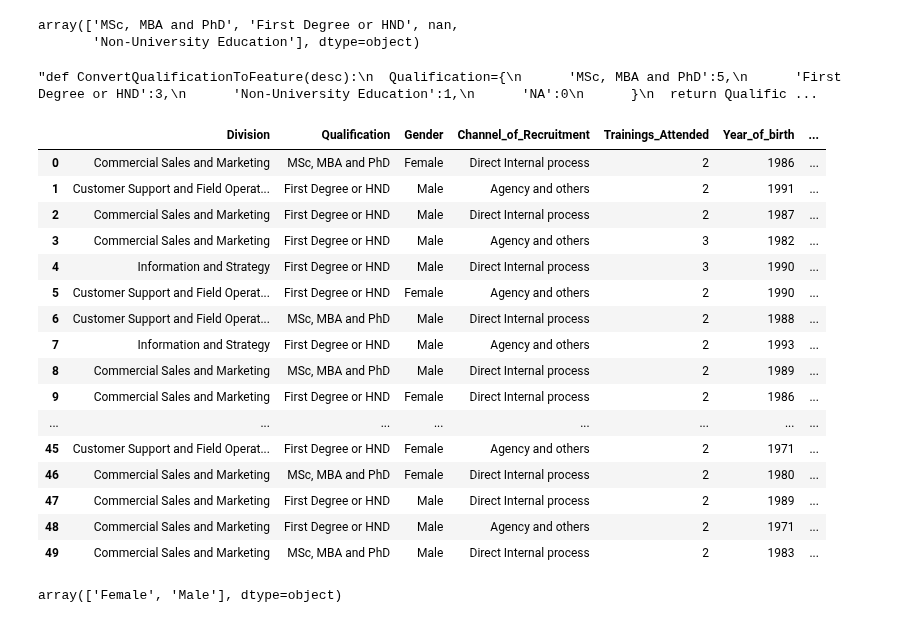
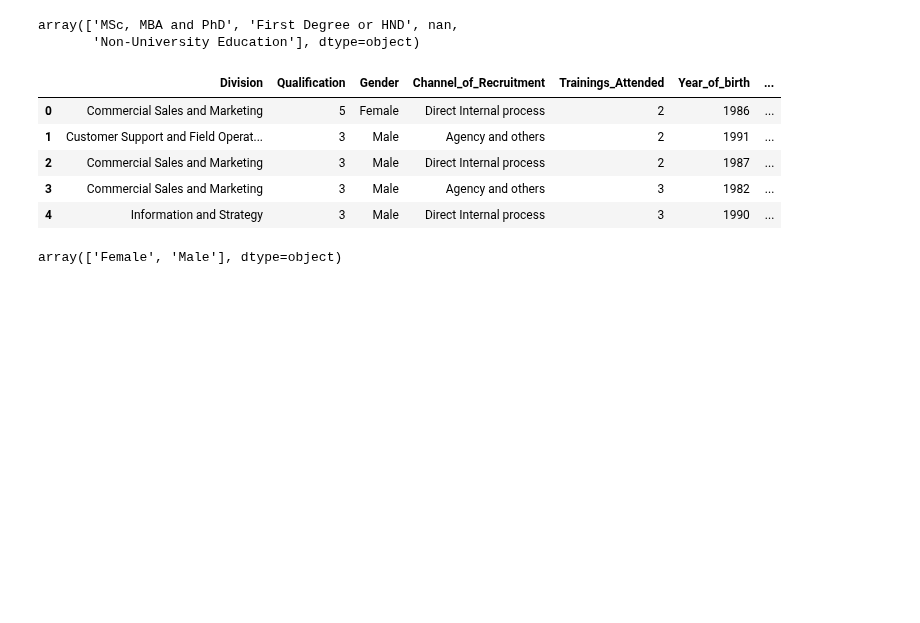
Before and after one commit to Ayanlola2002/Data-Science-Nigeria, a Jupyter notebook: developing_Staff_promotion_algorithm.ipynb, the cells around one changed output. Cells and saved outputs as stored; diff of their text form; code cells hidden in the pictures; blank space fills up the shorter version.

```diff
--- a/developing_Staff_promotion_algorithm.ipynb
+++ b/developing_Staff_promotion_algorithm.ipynb
@@ -198,43 +198,30 @@ train['Qualification'].unique()
 array(['MSc, MBA and PhD', 'First Degree or HND', nan,
        'Non-University Education'], dtype=object)
 # %%
-train['Qualification'].fillna('NA',inplace=True)
-test['Qualification'].fillna('NA',inplace=True)
+train['Qualification'].fillna('uncertified',inplace=True)
+test['Qualification'].fillna('uncertified',inplace=True)
 # %%
-'''def ConvertQualificationToFeature(desc):
+def ConvertQualificationToFeature(desc):
   Qualification={
       'MSc, MBA and PhD':5,
       'First Degree or HND':3,
       'Non-University Education':1,
-      'NA':0
+      'uncertified':0
       }
-  return Qualification[desc]'''
+  return Qualification[desc]
-# %% [output]
-"def ConvertQualificationToFeature(desc):\n  Qualification={\n      'MSc, MBA and PhD':5,\n      'First Degree or HND':3,\n      'Non-University Education':1,\n      'NA':0\n      }\n  return Qualific ...
 # %%
-#train['Qualification']=train['Qualification'].apply(ConvertQualificationToFeature)
-#test['Qualification']=test['Qualification'].apply(ConvertQualificationToFeature)
+train['Qualification']=train['Qualification'].apply(ConvertQualificationToFeature)
+test['Qualification']=test['Qualification'].apply(ConvertQualificationToFeature)
 # %%
-train.head(50)
+train.head()
 #qualification done
 # %% [output]
 |  | Division | Qualification | Gender | Channel_of_Recruitment | Trainings_Attended | Year_of_birth | ... |
-| 0 | Commercial Sales and Marketing | MSc, MBA and PhD | Female | Direct Internal process | 2 | 1986 | ... |
-| 1 | Customer Support and Field Operat... | First Degree or HND | Male | Agency and others | 2 | 1991 | ... |
-| 2 | Commercial Sales and Marketing | First Degree or HND | Male | Direct Internal process | 2 | 1987 | ... |
-| 3 | Commercial Sales and Marketing | First Degree or HND | Male | Agency and others | 3 | 1982 | ... |
-| 4 | Information and Strategy | First Degree or HND | Male | Direct Internal process | 3 | 1990 | ... |
-| 5 | Customer Support and Field Operat... | First Degree or HND | Female | Agency and others | 2 | 1990 | ... |
-| 6 | Customer Support and Field Operat... | MSc, MBA and PhD | Male | Direct Internal process | 2 | 1988 | ... |
-| 7 | Information and Strategy | First Degree or HND | Male | Agency and others | 2 | 1993 | ... |
-| 8 | Commercial Sales and Marketing | MSc, MBA and PhD | Male | Direct Internal process | 2 | 1989 | ... |
-| 9 | Commercial Sales and Marketing | First Degree or HND | Female | Direct Internal process | 2 | 1986 | ... |
-| ... | ... | ... | ... | ... | ... | ... | ... |
-| 45 | Customer Support and Field Operat... | First Degree or HND | Female | Agency and others | 2 | 1971 | ... |
-| 46 | Commercial Sales and Marketing | MSc, MBA and PhD | Female | Direct Internal process | 2 | 1980 | ... |
-| 47 | Commercial Sales and Marketing | First Degree or HND | Male | Direct Internal process | 2 | 1989 | ... |
-| 48 | Commercial Sales and Marketing | First Degree or HND | Male | Agency and others | 2 | 1971 | ... |
-| 49 | Commercial Sales and Marketing | MSc, MBA and PhD | Male | Direct Internal process | 2 | 1983 | ... |
+| 0 | Commercial Sales and Marketing | 5 | Female | Direct Internal process | 2 | 1986 | ... |
+| 1 | Customer Support and Field Operat... | 3 | Male | Agency and others | 2 | 1991 | ... |
+| 2 | Commercial Sales and Marketing | 3 | Male | Direct Internal process | 2 | 1987 | ... |
+| 3 | Commercial Sales and Marketing | 3 | Male | Agency and others | 3 | 1982 | ... |
+| 4 | Information and Strategy | 3 | Male | Direct Internal process | 3 | 1990 | ... |
 # %%
 train['Gender'].unique()
 # %% [output]
```
Also changed, not shown: parts of 37 cells of this notebook.
